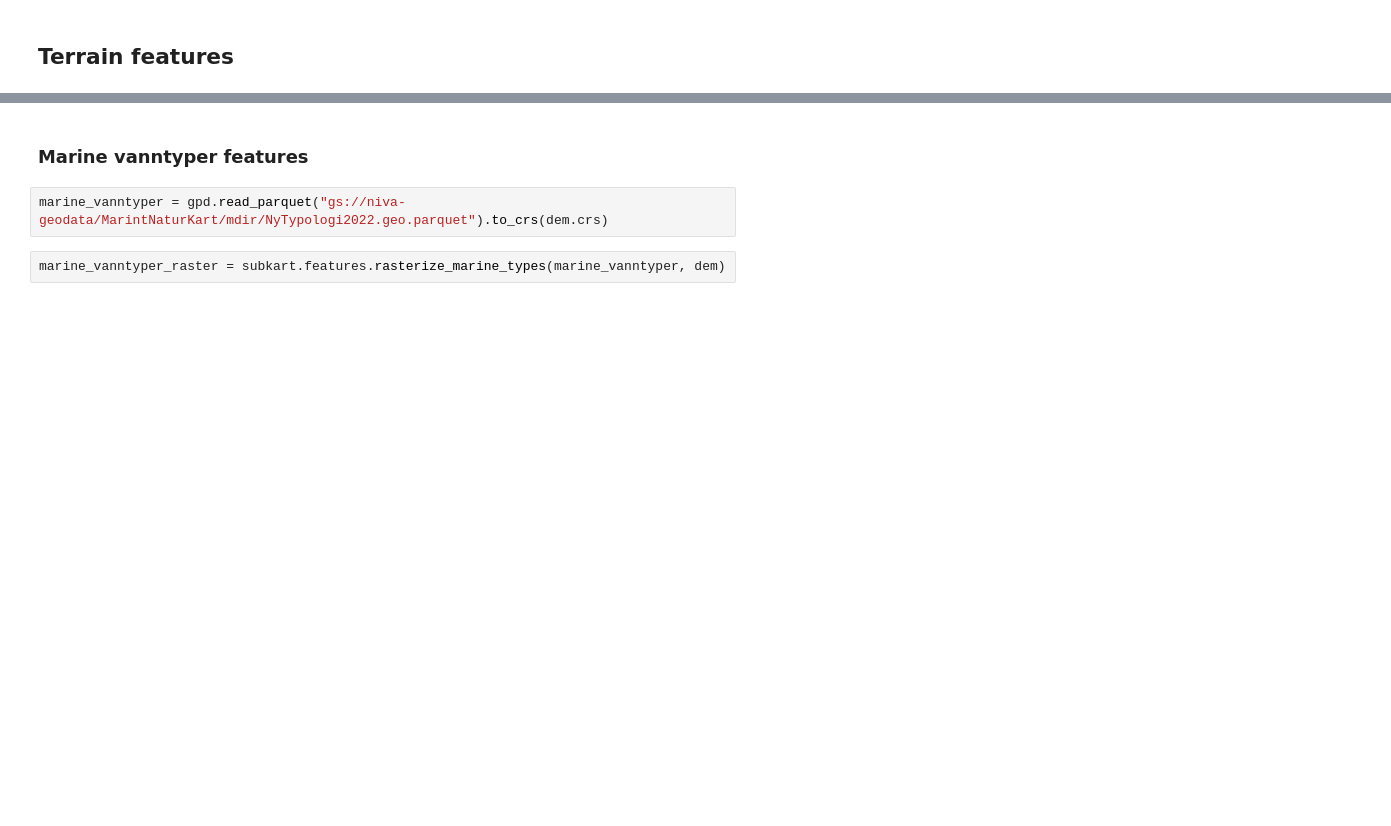
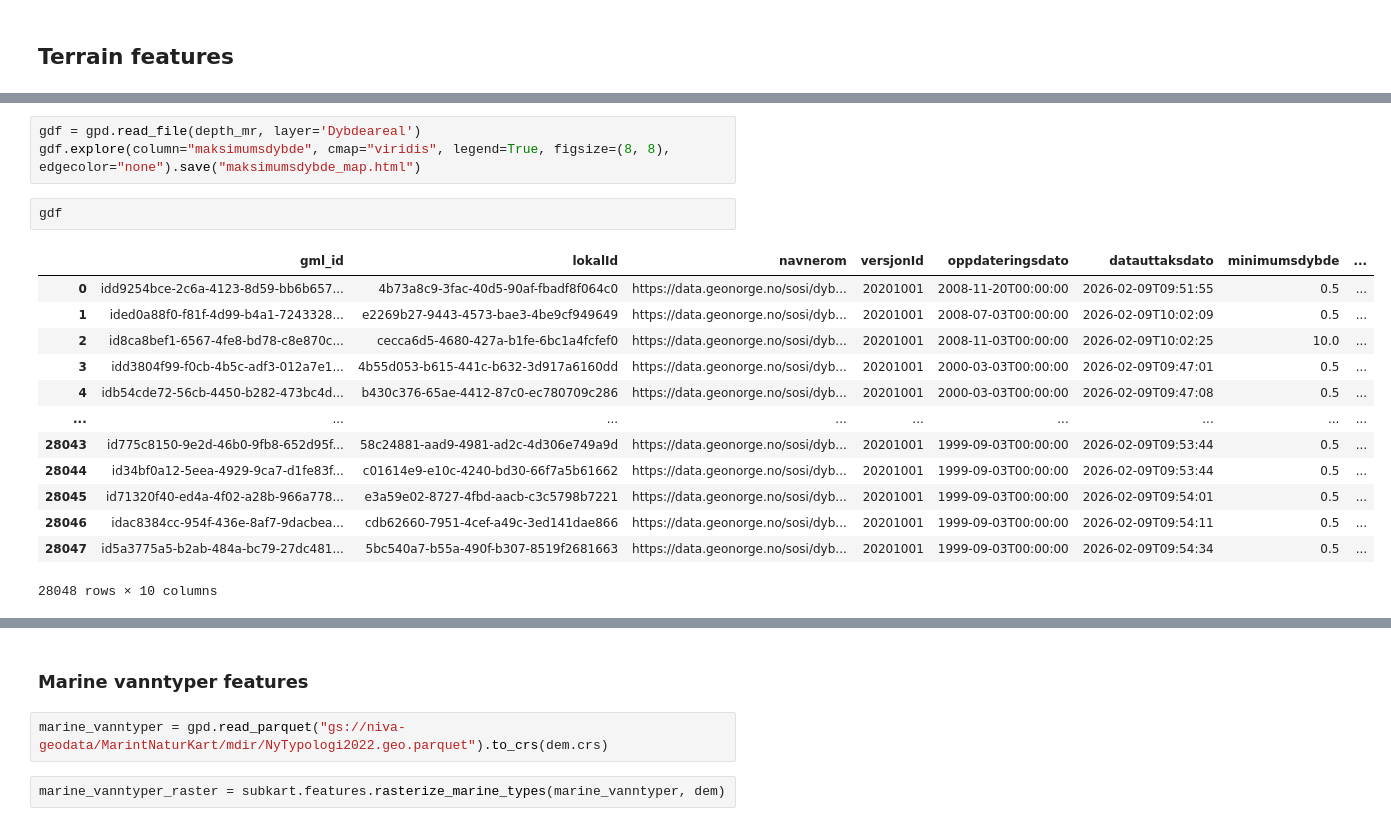
Before and after one commit to NIVANorge/marint-naturkart-niva, a Jupyter notebook: notebooks/02_modelling.ipynb, the cells around one changed output, grey strips where cells are left out. Saved outputs shown, nothing was run; the diff lists cells and outputs as text; blank space fills up the shorter version.

```diff
--- a/notebooks/02_modelling.ipynb
+++ b/notebooks/02_modelling.ipynb
@@ -39,0 +61,19 @@ import subkart
+# %%
+gdf = gpd.read_file(depth_mr, layer='Dybdeareal')
+gdf.explore(column="maksimumsdybde", cmap="viridis", legend=True, figsize=(8, 8), edgecolor="none").save("maksimumsdybde_map.html")
+# %%
+gdf
+# %% [output]
+|  | gml_id | lokalId | navnerom | versjonId | oppdateringsdato | datauttaksdato | minimumsdybde | ... |
+| 0 | idd9254bce-2c6a-4123-8d59-bb6b657... | 4b73a8c9-3fac-40d5-90af-fbadf8f064c0 | https://data.geonorge.no/sosi/dyb... | 20201001 | 2008-11-20T00:00:00 | 2026-02-09T09:51:55 | 0.5 | ... |
+| 1 | ided0a88f0-f81f-4d99-b4a1-7243328... | e2269b27-9443-4573-bae3-4be9cf949649 | https://data.geonorge.no/sosi/dyb... | 20201001 | 2008-07-03T00:00:00 | 2026-02-09T10:02:09 | 0.5 | ... |
+| 2 | id8ca8bef1-6567-4fe8-bd78-c8e870c... | cecca6d5-4680-427a-b1fe-6bc1a4fcfef0 | https://data.geonorge.no/sosi/dyb... | 20201001 | 2008-11-03T00:00:00 | 2026-02-09T10:02:25 | 10.0 | ... |
+| 3 | idd3804f99-f0cb-4b5c-adf3-012a7e1... | 4b55d053-b615-441c-b632-3d917a6160dd | https://data.geonorge.no/sosi/dyb... | 20201001 | 2000-03-03T00:00:00 | 2026-02-09T09:47:01 | 0.5 | ... |
+| 4 | idb54cde72-56cb-4450-b282-473bc4d... | b430c376-65ae-4412-87c0-ec780709c286 | https://data.geonorge.no/sosi/dyb... | 20201001 | 2000-03-03T00:00:00 | 2026-02-09T09:47:08 | 0.5 | ... |
+| ... | ... | ... | ... | ... | ... | ... | ... | ... |
+| 28043 | id775c8150-9e2d-46b0-9fb8-652d95f... | 58c24881-aad9-4981-ad2c-4d306e749a9d | https://data.geonorge.no/sosi/dyb... | 20201001 | 1999-09-03T00:00:00 | 2026-02-09T09:53:44 | 0.5 | ... |
+| 28044 | id34bf0a12-5eea-4929-9ca7-d1fe83f... | c01614e9-e10c-4240-bd30-66f7a5b61662 | https://data.geonorge.no/sosi/dyb... | 20201001 | 1999-09-03T00:00:00 | 2026-02-09T09:53:44 | 0.5 | ... |
+| 28045 | id71320f40-ed4a-4f02-a28b-966a778... | e3a59e02-8727-4fbd-aacb-c3c5798b7221 | https://data.geonorge.no/sosi/dyb... | 20201001 | 1999-09-03T00:00:00 | 2026-02-09T09:54:01 | 0.5 | ... |
+| 28046 | idac8384cc-954f-436e-8af7-9dacbea... | cdb62660-7951-4cef-a49c-3ed141dae866 | https://data.geonorge.no/sosi/dyb... | 20201001 | 1999-09-03T00:00:00 | 2026-02-09T09:54:11 | 0.5 | ... |
+| 28047 | id5a3775a5-b2ab-484a-bc79-27dc481... | 5bc540a7-b55a-490f-b307-8519f2681663 | https://data.geonorge.no/sosi/dyb... | 20201001 | 1999-09-03T00:00:00 | 2026-02-09T09:54:34 | 0.5 | ... |
+28048 rows × 10 columns
```
Also changed, not shown: parts of 12 cells of this notebook.
